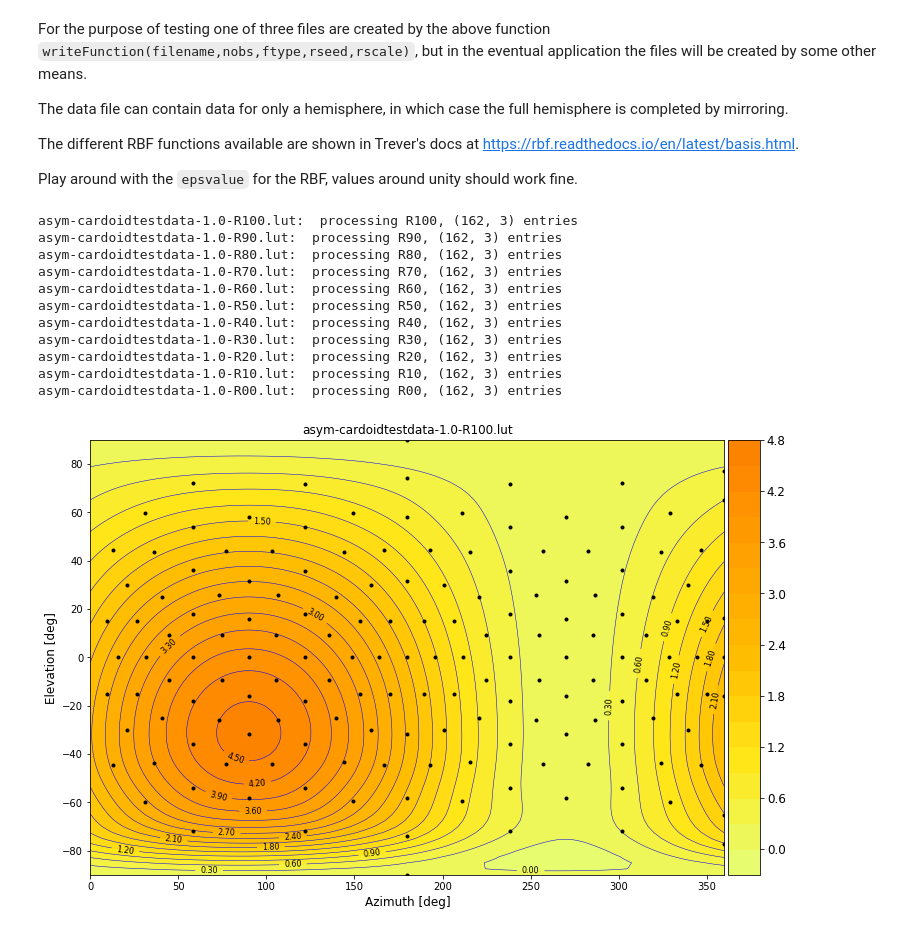
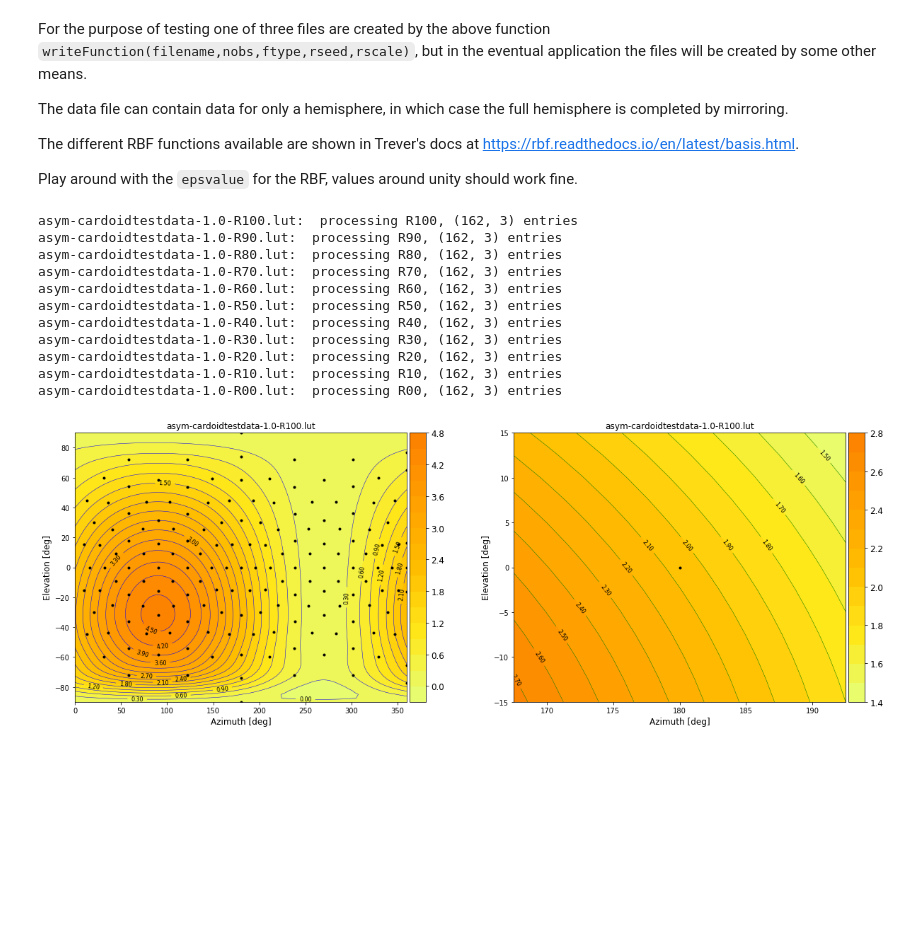
Before and after one commit to NelisW/PythonNotesToSelf, a Jupyter notebook: RBF-interpolation-on-sphere.ipynb, the cells around one changed output. Saved outputs shown, nothing was run; the diff lists cells and outputs as text; code cells hidden in the pictures; blank space fills up the shorter version.

Commit message:
improved plotting with zoom

```diff
--- a/RBF-interpolation-on-sphere.ipynb
+++ b/RBF-interpolation-on-sphere.ipynb
@@ -377,6 +377,8 @@ epsvalue = 1
 doPlot = False
 datafileregulargrid = False
 usespherical_to_cartesian = True
+zoomAzDeg = 15
+zoomElDeg = 15
 
 rcolumns = [ 'R100','R90','R80','R70','R60','R50','R40','R30','R20','R10','R00']
 columns = ['Alti', 'Azim', 'Elev',] + rcolumns
@@ -450,32 +452,55 @@ for alti in altiUnique:
         if doPlot and not pyradiryplotImported and icnt == 1:
             plotResults2(obs_azim,obs_elev,obs_vals,msh_azim,msh_elev,val_itp)
 
         vals = val_itp.reshape(grd_elevV.shape[0],grd_azimV.shape[0])
         np.savetxt(ofilename, vals, delimiter=' ')
 
         if pyradiryplotImported:
-            p = ryplot.Plotter(icnt,1,1,figsize=(12,8),doWarning=False)
+            p = ryplot.Plotter(icnt,1,2,figsize=(20,7),doWarning=False)
+
+            # full set
             p.meshContour(1,grd_azimV*180/np.pi,grd_elevV*180/np.pi,vals,15,
                           ofilename,'Azimuth [deg]','Elevation [deg]',
                           meshCmap=cm.Wistia, cbarshow=True,
                           contLabel=True,contFmt='%.2f')
             if showMarkers:
                 markers = ryplot.Markers(markerfacecolor='r', marker='*')
                 for az, el in zip(obs_azim,obs_elev):
                     markers.add(az*180/np.pi,el*180/np.pi,markerfacecolor='k', marker='o',fillstyle='full',markersize=3)
                 markers.plot(p.getSubPlot(1))
+
+            # zoomed in subset select by angle around Az=pi, El=0
+            selectAz = np.all([ np.abs(grd_azimV-np.pi) <= zoomAzDeg*np.pi/180], axis=0)
+            selectEl = np.all([ np.abs(grd_elevV) <= zoomElDeg*np.pi/180], axis=0)
+            sAz = grd_azimV[selectAz]
+            sEl = grd_elevV[selectEl]
+            smsh_azim,smsh_elev = np.meshgrid(selectAz,selectEl)
+            selectVals = smsh_azim * smsh_elev
+            sVals = vals[selectVals].reshape(sEl.shape[0],sAz.shape[0])
+
+            p.meshContour(2,sAz*180/np.pi,sEl*180/np.pi,sVals,15,
+                          ofilename,'Azimuth [deg]','Elevation [deg]',
+                          meshCmap=cm.Wistia, cbarshow=True,
+                          contLabel=True,contFmt='%.2f')
+            if showMarkers:
+                markers = ryplot.Markers(markerfacecolor='r', marker='*')
+                for az, el in zip(obs_azim,obs_elev):
+                    if  np.abs(az-np.pi) <= zoomAzDeg*np.pi/180 and np.abs(el) <= zoomElDeg*np.pi/180:
+                        markers.add(az*180/np.pi,el*180/np.pi,markerfacecolor='k', marker='o',fillstyle='full',markersize=3)
+                markers.plot(p.getSubPlot(2))
+
             fbasename = ''.join(os.path.basename(ofilename).split('.')[:-1])
             p.saveFig(fbasename+'.png')
 # %% [output]
 asym-cardoidtestdata-1.0-R100.lut:  processing R100, (162, 3) entries
 asym-cardoidtestdata-1.0-R90.lut:  processing R90, (162, 3) entries
 asym-cardoidtestdata-1.0-R80.lut:  processing R80, (162, 3) entries
 asym-cardoidtestdata-1.0-R70.lut:  processing R70, (162, 3) entries
 asym-cardoidtestdata-1.0-R60.lut:  processing R60, (162, 3) entries
 asym-cardoidtestdata-1.0-R50.lut:  processing R50, (162, 3) entries
 asym-cardoidtestdata-1.0-R40.lut:  processing R40, (162, 3) entries
 asym-cardoidtestdata-1.0-R30.lut:  processing R30, (162, 3) entries
 asym-cardoidtestdata-1.0-R20.lut:  processing R20, (162, 3) entries
 asym-cardoidtestdata-1.0-R10.lut:  processing R10, (162, 3) entries
 asym-cardoidtestdata-1.0-R00.lut:  processing R00, (162, 3) entries
-[figure, old version]
+[figure, new version]
```
Also changed, not shown: parts of 1 cell of this notebook.
